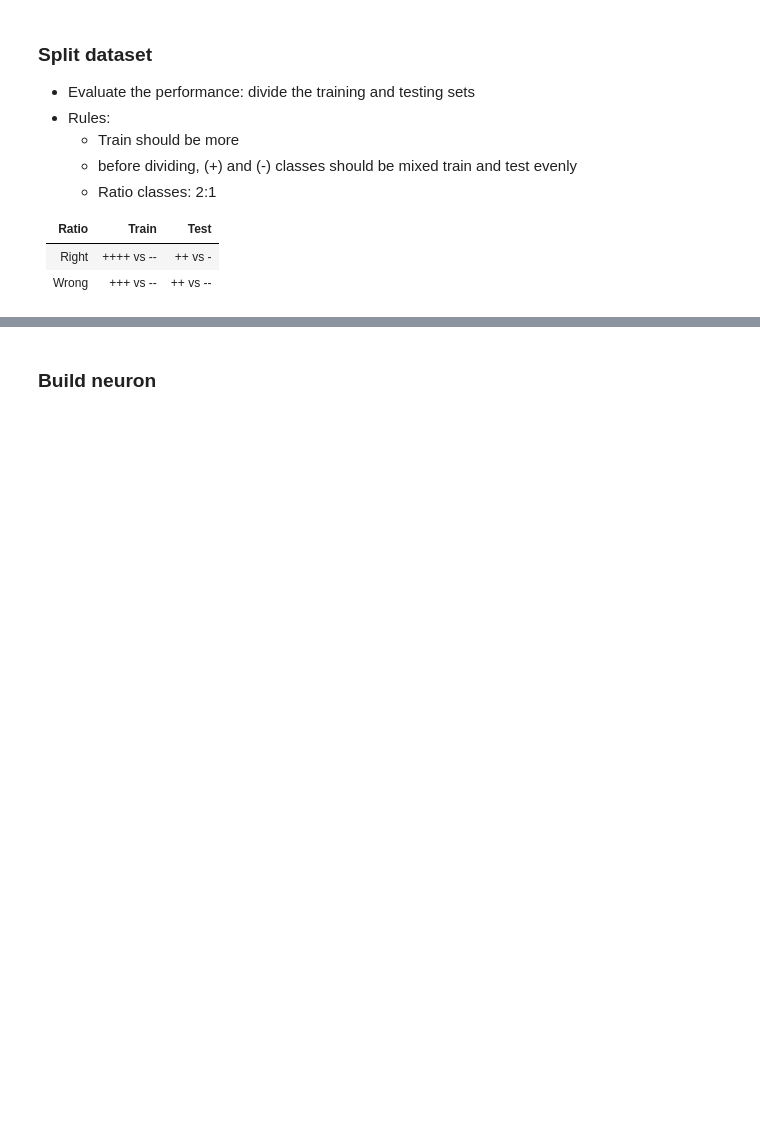
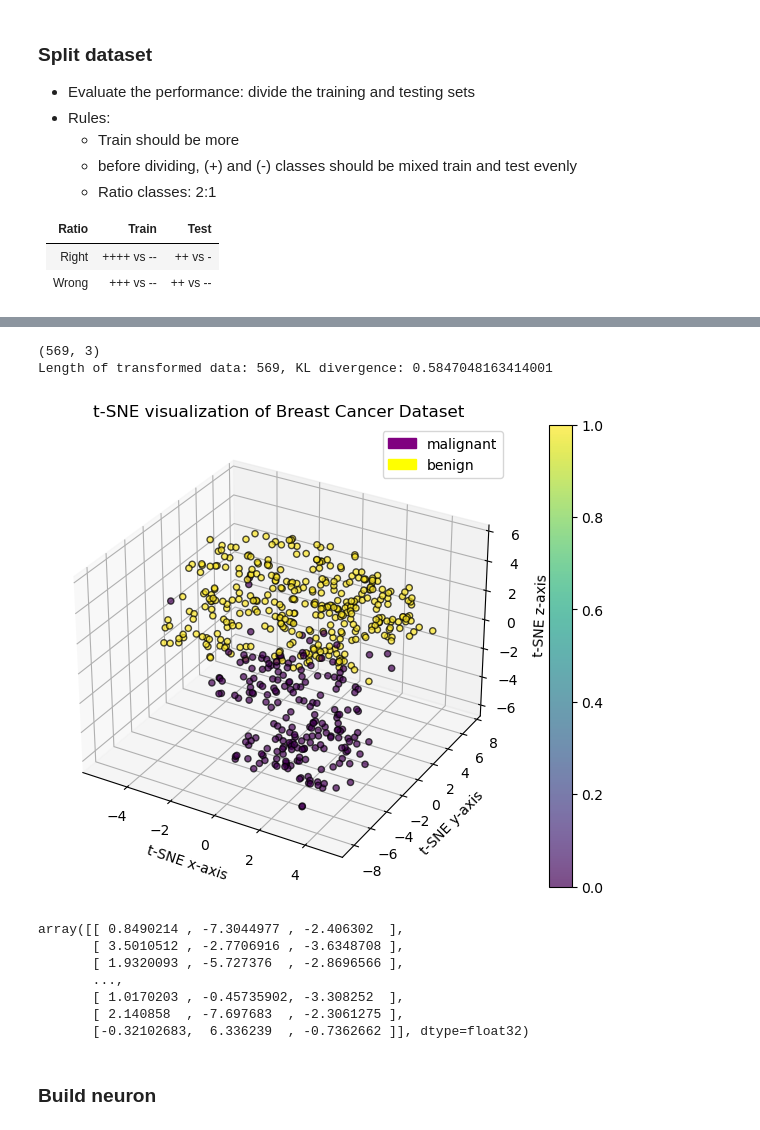
Before and after one commit to justramle/Breast-Cancer-Classification-Using-MLP-and-Logistic-Regression-with-Dimensional-Reduction, a Jupyter notebook: neuroNets_classification.ipynb, the cells around one changed output, grey strips where cells are left out. Cells and saved outputs as stored; diff of their text form; code cells hidden in the pictures; blank space fills up the shorter version.

Commit message:
tsne

```diff
--- a/neuroNets_classification.ipynb
+++ b/neuroNets_classification.ipynb
@@ -90,3 +111,65 @@ x_train, x_test, y_train, y_test = train_test_split(x, y, stratify=y, test_size=
+# %%
+from sklearn.manifold import TSNE
+from sklearn.preprocessing import StandardScaler
+from mpl_toolkits.mplot3d import Axes3D
+import matplotlib.patches as mpatches
+
+
+def visualize_tsne_3d(X,y):
+    # standarlize features values
+    scale = StandardScaler()
+    x_scale = scale.fit_transform(X)
+
+    # apply T-SNE to reduce dimension to 3D for visualization
+    # perplexity is related to the number of nearest neighbors
+    tsne = TSNE(n_components=3, learning_rate='auto', init='random', perplexity=50,
+            random_state=42)
+
+    # tranformation from high dimenstion to lower 2D
+    x_tsne = tsne.fit_transform(x_scale)
+    print(x_tsne.shape)
+    # kl divergence to measure how well t-sne
+    print(f"Length of transformed data: {len(x_tsne)}, KL divergence: {tsne.kl_divergence_}")
+
+    # Plot
+    fig = plt.figure(figsize=(10,6))
+    new_axes = fig.add_subplot(111, projection='3d')
+
+    data_in_new_d = new_axes.scatter(x_tsne[:,0], x_tsne[:,1], x_tsne[:,2], c=y, cmap='viridis', edgecolor='k', alpha=0.7)
+    plt.colorbar(data_in_new_d)
+    plt.title('t-SNE visualization of Breast Cancer Dataset')
+    new_axes.set_xlabel('t-SNE x-axis')
+    new_axes.set_ylabel('t-SNE y-axis')
+    new_axes.set_zlabel('t-SNE z-axis')
+
+
+    classes = cancer.target_names  # ['Benign', 'Malignant']
+    colors = ['purple', 'yellow']
+    color_tag = []
+
+    for color, name in zip(colors, classes):
+        patch = mpatches.Patch(color=color, label=name)
+        color_tag.append(patch)
+
+    plt.legend(handles=color_tag, loc='best')
+    plt.show()
+
+    # return to numpy array shape of tsne
+    return x_tsne
+
+
+visualize_tsne_3d(x,y)
+# %% [output]
+(569, 3)
+Length of transformed data: 569, KL divergence: 0.5847048163414001
+[figure, added]
+array([[ 0.8490214 , -7.3044977 , -2.406302  ],
+       [ 3.5010512 , -2.7706916 , -3.6348708 ],
+       [ 1.9320093 , -5.727376  , -2.8696566 ],
+       ...,
+       [ 1.0170203 , -0.45735902, -3.308252  ],
+       [ 2.140858  , -7.697683  , -2.3061275 ],
+       [-0.32102683,  6.336239  , -0.7362662 ]], dtype=float32)
 # %% [markdown]
 ### Build neuron
 # %%
```
Also changed, not shown: parts of 3 cells of this notebook, 1 other file.
